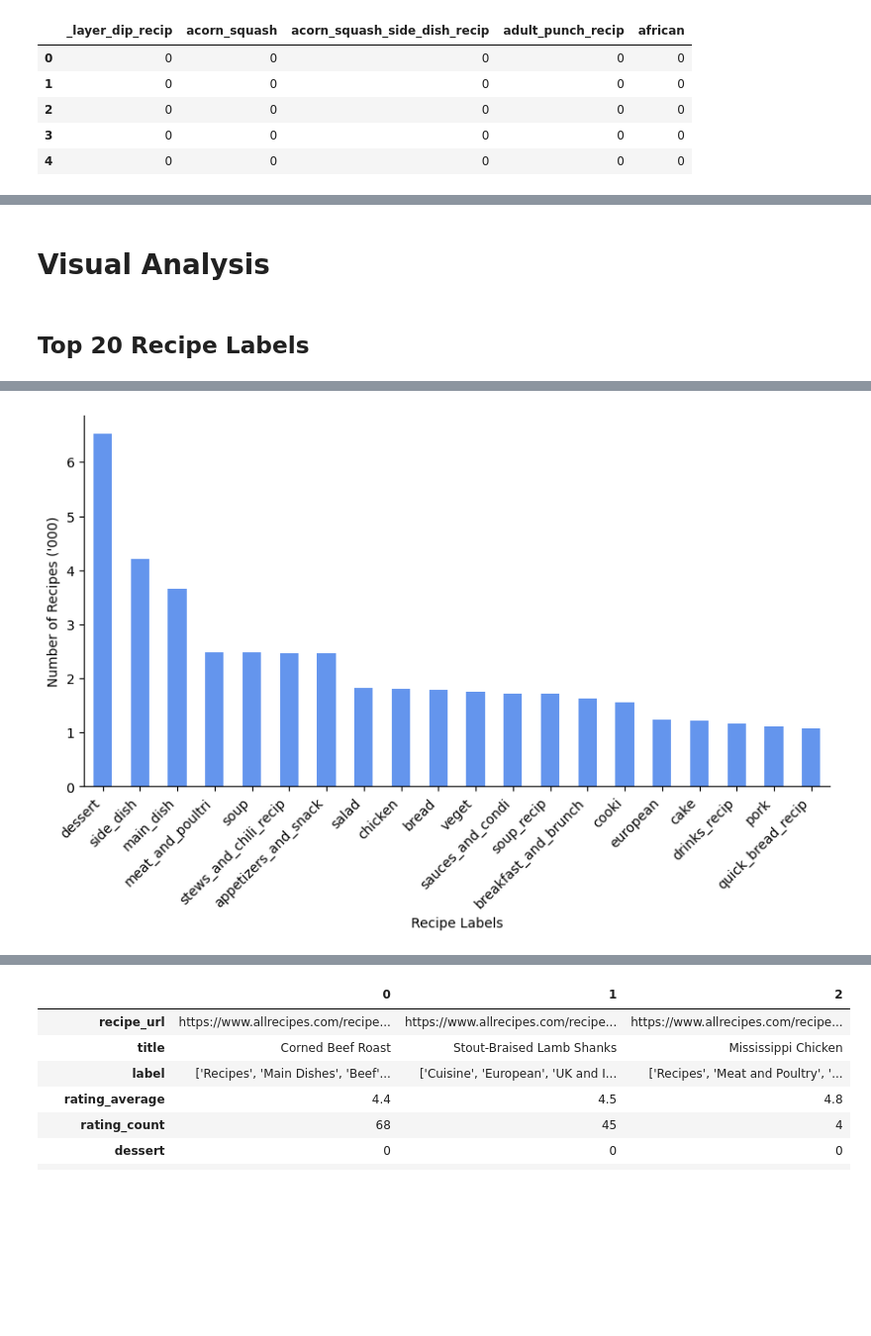
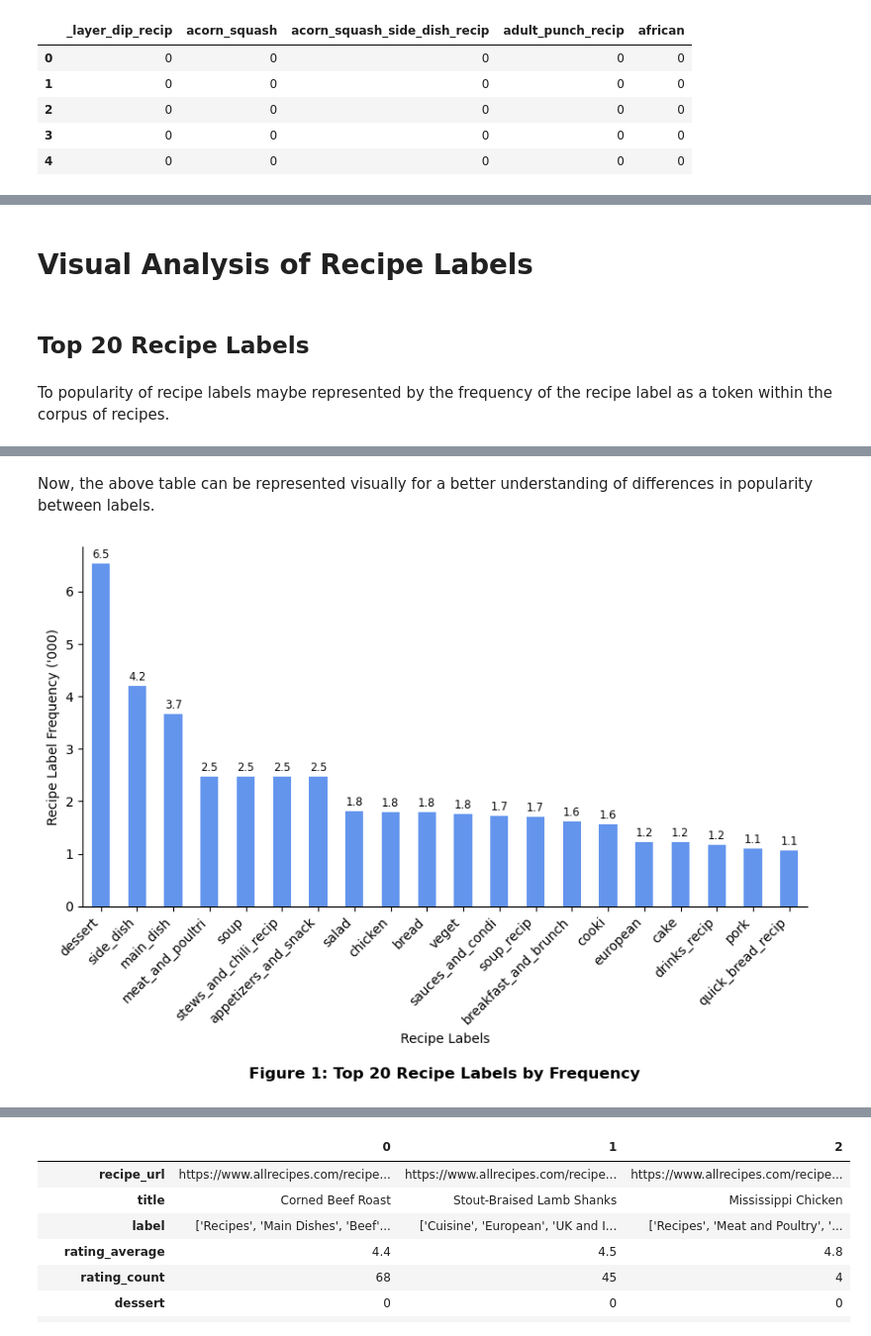
Before and after one commit to andrewyewcy/recipe_classifier, a Jupyter notebook: dev/2023-09-15-text-analysis-with-count-vectorizer.ipynb, the cells around one changed output, grey strips where cells are left out. Shown: that part at 99% size. Drawn from its saved outputs; the diff is of its cells as text; code cells hidden in the pictures; blank space fills up the shorter version.

```diff
--- a/dev/2023-09-15-text-analysis-with-count-vectorizer.ipynb
+++ b/dev/2023-09-15-text-analysis-with-count-vectorizer.ipynb
@@ -82,0 +142,7 @@ df = joblib.load(
+# %%
+# Stream the data file from AWS S3 bucket into environment without saving locally.
+with print_time():
+    with BytesIO() as data:
+        s3_resource.Bucket(bucket_name).download_fileobj(file_name, data)
+        data.seek(0) # move back to the beginning after writing
+        df = joblib.load(data)
@@ -434,7 +531,4 @@ print(eng_stopwords[0:10])
 # %%
-# Extending the list of stopwords
-print(f"")
-
-# some stop words in food recipes
-eng_stopwords.extend(['degree','degrees','c','f', 'recipe', 'recipes', 'minute', 'minutes'])
+# Include some stop words in food recipes
+eng_stopwords.extend(['degree','degrees','c','f', 'recipe', 'recipes', 'minute', 'minutes', 'cuisine', 'cuisines'])
 # %% [markdown]
@@ -599,8 +707,9 @@ The CountVectorizer vectorized the recipe labels into counts of tokens. Note tha
 # %%
-# Define a CountVectorizer model
+# Define a CountVectorizer model with previously built tokenizer
 label_vectorizer_001 = CountVectorizer(
     tokenizer = tokenizer
 )
 
 # Fit and Transform the recipe labels using the CountVectorizer
-sparse_labels = label_vectorizer_001.fit_transform(df["label"])
+with print_time():
+    sparse_labels = label_vectorizer_001.fit_transform(df["label"])
@@ -629,5 +744,7 @@ df.shape
 # %% [markdown]
-# Visual Analysis
+# Visual Analysis of Recipe Labels
 # %% [markdown]
 ## Top 20 Recipe Labels
+# %% [markdown]
+To popularity of recipe labels maybe represented by the frequency of the recipe label as a token within the corpus of recipes.
 # %%
@@ -650,31 +771,61 @@ drinks_recip             1164
 pork                     1106
 quick_bread_recip        1070
 dtype: int64
+# %% [markdown]
+Now, the above table can be represented visually for a better understanding of differences in popularity between labels.
 # %%
 # Initiate figure object
 fig, ax = plt.subplots(
     nrows = 1,
     ncols = 1,
     figsize = (10,5)
 )
 
-plot_series = vectorized_labels.sum()/1_000
+# Divide the sum by thousand to display in units of thousands.
+plot_series = vectorized_labels.sum().\
+    sort_values(ascending = False).\
+    head(20)/1_000
 
-plot_series.\
-    sort_values(ascending = False).\
-    head(20).plot(
+# Plot series in a bar chart
+plot_series.plot(
         ax = ax,
         kind = "bar",
         legend = None,
         color = "cornflowerblue"
     )
 
+# Define space above each bar to display value
+vertical_offset = plot_series.mean() * 0.05
+
+# Define value to place on top of each bar
+for xtick in ax.get_xticks():
+    ax.text(
+        x = xtick,
+        y = plot_series[xtick] + vertical_offset,
+        s = "{:.1f}".format(round(plot_series[xtick],2)),
+        horizontalalignment = "center",
+        size = "small",
+        color = "black"
+    )
+
+# Settings to keep axis tidy
 plt.xticks(rotation = 45, ha = "right")
 plt.xlabel("Recipe Labels")
-plt.ylabel("Number of Recipes ('000)")
-
+plt.ylabel("Recipe Label Frequency ('000)")
 sns.despine()
 
+# Add title
+title = "Figure 1: Top 20 Recipe Labels by Frequency"
+plt.title(f"{title}", y = -0.5, size = 12, fontweight = "bold")
+
+# Save the figure in assets folder
+image_file_name = f"../assets/images/{time.strftime('%Y%m%d-%H%M')}_{title}.png"
+fig.savefig(
+    fname = image_file_name,
+    dpi = 300,
+    format = "png",
+    bbox_inches = "tight")
+
 plt.show()
 # %% [output]
-[figure, old version]
+[figure, new version]
```
Also changed, not shown: parts of 87 cells of this notebook, 1 other file.
